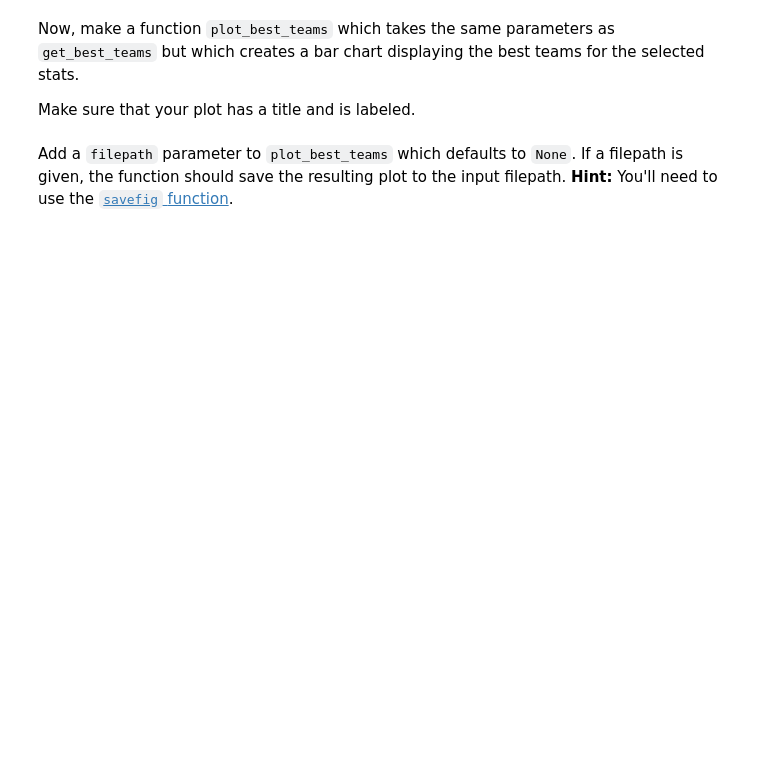
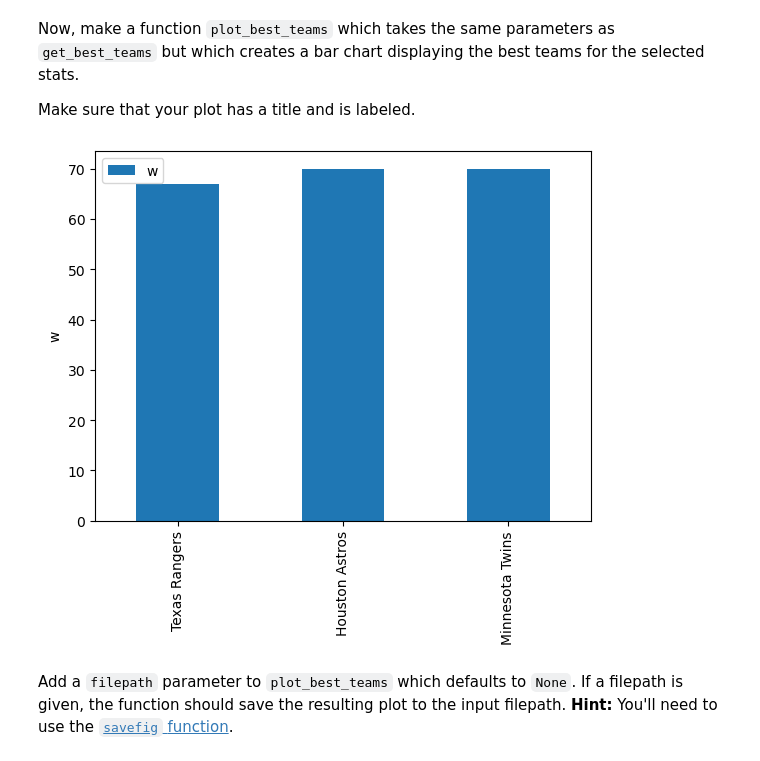
Before and after one commit to NSS-Data-Analytics-Cohort-11/loops-functions-practice-Jordan-D-Taylor, a Jupyter notebook: notebooks/Loops_and_Functions_Practice.ipynb, the cells around one changed output. Saved outputs shown, nothing was run; the diff lists cells and outputs as text; code cells hidden in the pictures; blank space fills up the shorter version.

```diff
--- a/notebooks/Loops_and_Functions_Practice.ipynb
+++ b/notebooks/Loops_and_Functions_Practice.ipynb
@@ -242,6 +259,7 @@ Calling `get_best_teams(year = 2014, n = 3)` should return the Los Angeles Angel
 # %%
-def get_best_teams(year = x, n = 5, stat = 'w'):
-    if
-#         print teams['yearid'] == x])
-#         print teams.nlargest(5)
-#         print
+# Alternate
+
+# def get_best_teams(year,n = 5,stat = 'w'):
+#     teams = get_teams(year)
+#     return teams.nlargest(n, stat)
+# # sort_values(stat, ascending=False).head(n) used this first, wanted to use nlargest
@@ -250,4 +276,8 @@ Now, modify `get_best_teams` by adding a parameter `ascending` so that you can c
 
 Calling `get_best_teams(year=2014, n=3, stat="era", ascending=True)` should return the Washington Nationals, the Seattle Mariners, and the Oakland Athletics.
 # %%
-# Your Code Here
+def get_best_teams(year,n = 5,stat = 'w',ascending = True):
+    if ascending == True:
+        return teams[teams['yearid'] == year][['name', stat]].nsmallest(n, stat)
+    else:
+        return teams[teams['yearid'] == year][['name', stat]].nlargest(n, stat)
@@ -259,0 +330,8 @@ Calling `get_best_teams(year=2014, n=3, league="AL", ascending = True)` should r
+# %%
+# Alternate
+
+def get_best_teams(year, n=5, stat='w', league = "both", ascending = True):
+    if league == 'both':
+        return teams[teams['yearid'] == year][['name', stat]].sort_values(stat, ascending = ascending).head(n)
+    else:
+        return teams[(teams['yearid'] == year) & (teams['lgid'] == league)][['name', stat]].sort_values(stat, ascending = ascending).head(n)
@@ -266,3 +371,14 @@ Make sure that your plot has a title and is labeled.
+# %%
+def plt_best_teams(year, n=5, stat='w', league = "both", ascending = True):
+    teams = get_best_teams(year, n=n, stat=stat, league=league, ascending=ascending)
+    teams.plot(x='name', y=stat, kind = 'bar')
+    plt.xlabel(None)
+    plt.ylabel(stat)
+    plt.show()
+# %%
+plt_best_teams(year=2014, n=3, league="AL", ascending = True)
+# %% [output]
+[figure, added]
 # %% [markdown]
 Add a `filepath` parameter to `plot_best_teams` which defaults to `None`. If a filepath is given, the function should save the resulting plot to the input filepath. **Hint:** You'll need to use the [`savefig` function](https://matplotlib.org/stable/api/_as_gen/matplotlib.pyplot.savefig.html).
 # %%
```
Also changed, not shown: parts of 19 cells of this notebook, 2 other files.
